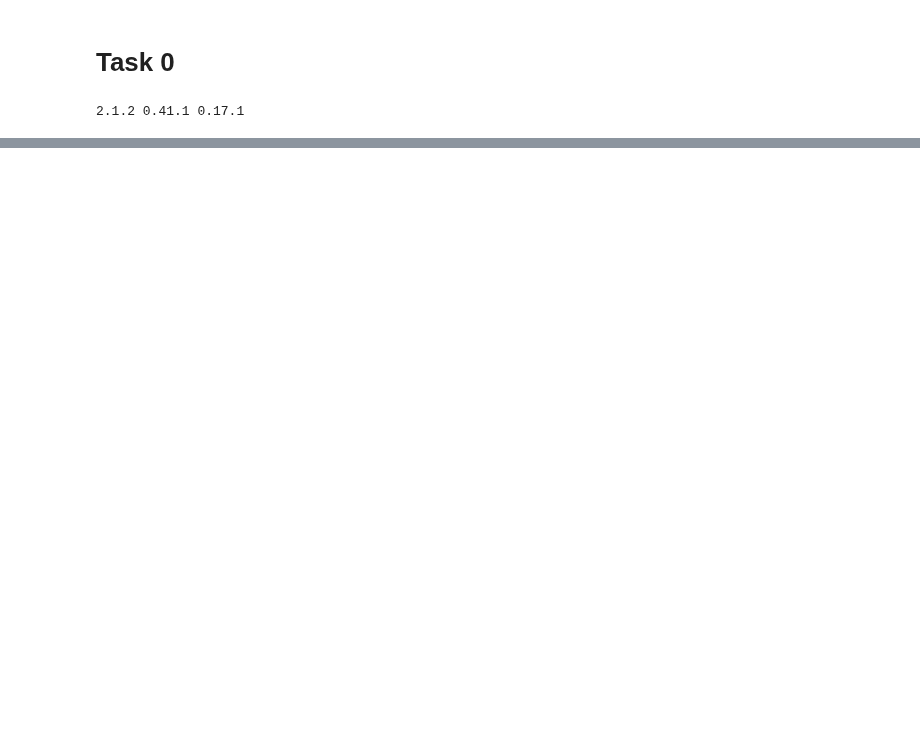
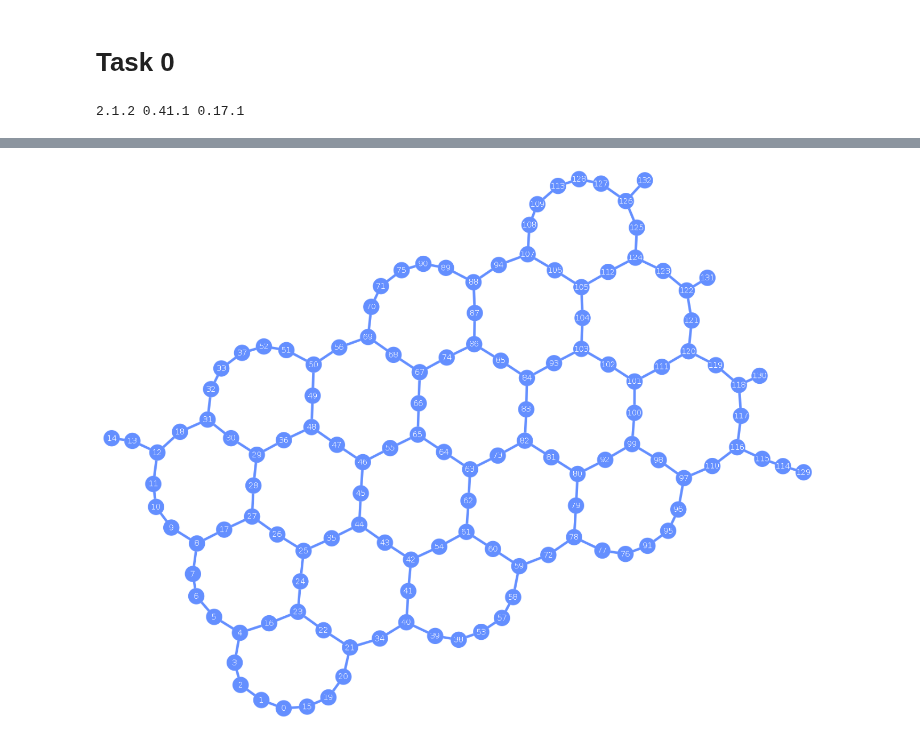
Before and after one commit to ScottMcHaffie/DD2367_Projects, a Jupyter notebook: DD2367_Assignment1.ipynb, the cells around one changed output, grey strips where cells are left out. Saved outputs shown, nothing was run; the diff lists cells and outputs as text; code cells hidden in the pictures; blank space fills up the shorter version.

```diff
--- a/DD2367_Assignment1.ipynb
+++ b/DD2367_Assignment1.ipynb
@@ -16,0 +80,4 @@ NameError: name 'service' is not defined
+# %%
+plot_coupling_map(B.num_qubits, None, cmapB.get_edges())
+# %% [output]
+[figure, added]
```
Also changed, not shown: parts of 8 cells of this notebook.
